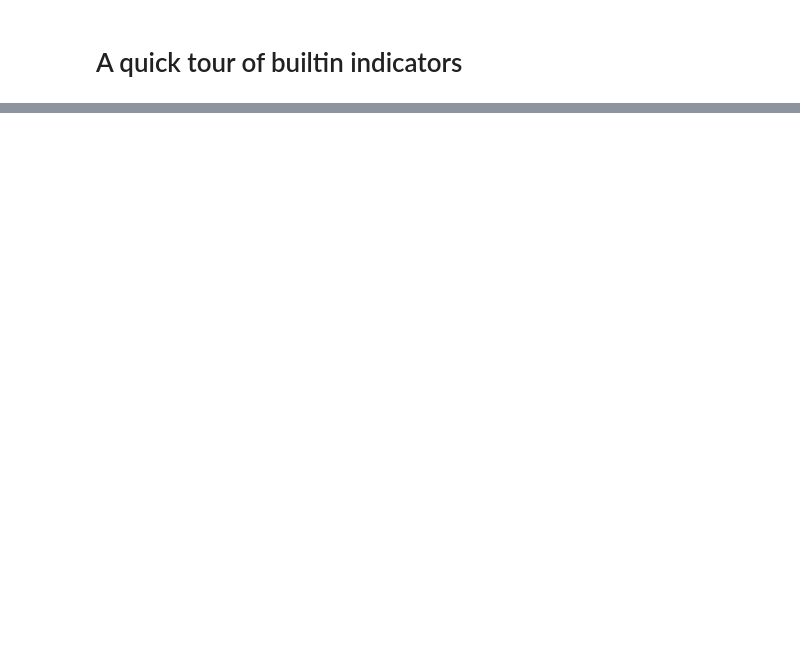
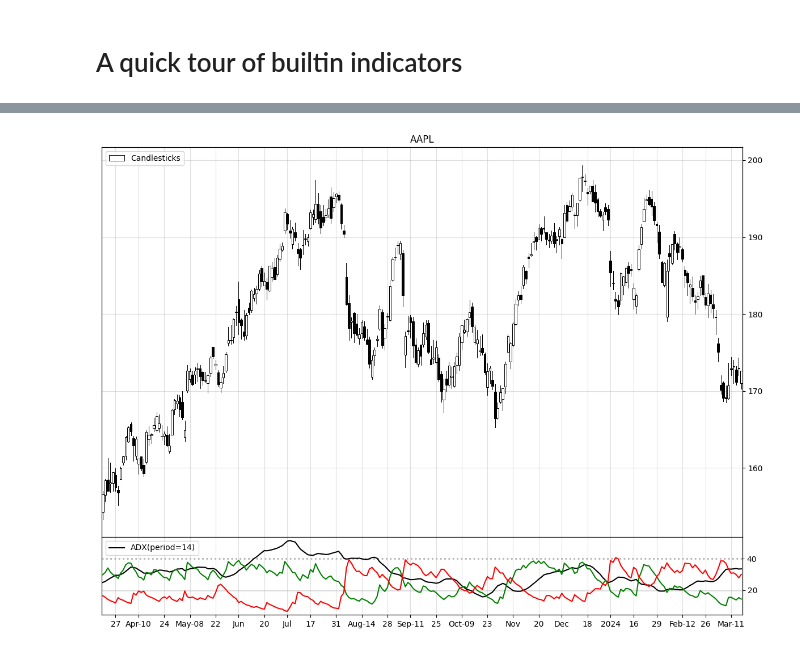
Before and after one commit to furechan/mplchart, a Jupyter notebook: examples/builtin-indicators.ipynb, the cells around one changed output, grey strips where cells are left out. Cells and saved outputs as stored; diff of their text form; code cells hidden in the pictures; blank space fills up the shorter version.

```diff
--- a/examples/builtin-indicators.ipynb
+++ b/examples/builtin-indicators.ipynb
@@ -60,0 +61,8 @@ chart.plot(prices, indicators)
+# %%
+max_bars = 250
+indicators = [Candlesticks(), ADX()]
+
+chart = Chart(title=ticker, max_bars=max_bars)
+chart.plot(prices, indicators)
+# %% [output]
+[figure, added]
```
Also changed, not shown: parts of 6 cells of this notebook, 45 other files.
